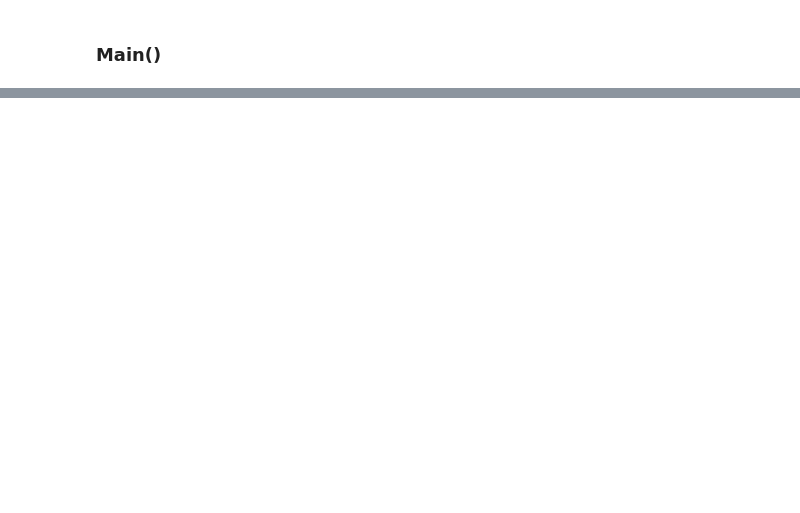
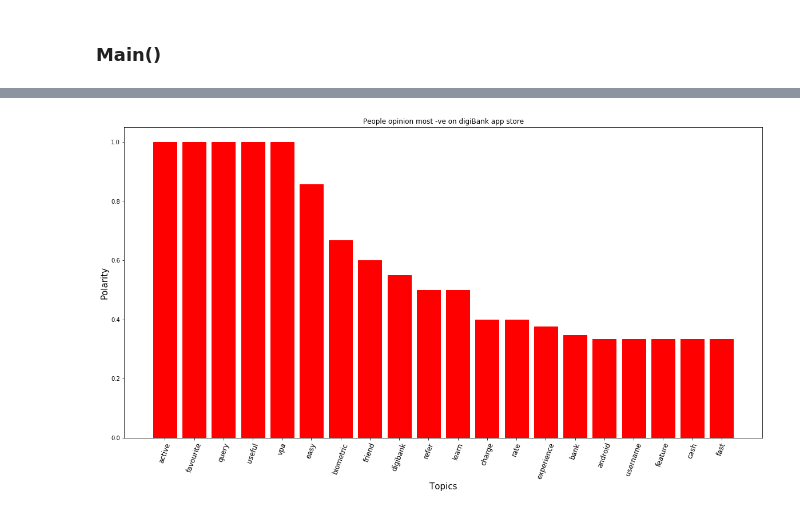
Before and after one commit to sulabh9999/SentimentAnalysis, a Jupyter notebook: TopicModeling.ipynb, the cells around one changed output, grey strips where cells are left out. Cells and saved outputs as stored; diff of their text form; code cells hidden in the pictures; blank space fills up the shorter version.

```diff
--- a/TopicModeling.ipynb
+++ b/TopicModeling.ipynb
@@ -174,0 +216,5 @@ processed_doc = preprocessCommentDocument(commentsDocument)
+# %%
+# show positive bar graph
+showBarCharForSentiment(sortedMostNeg(l), pos=False)
+# %% [output]
+[figure, added]
```
Also changed, not shown: parts of 19 cells of this notebook, 5 other files.
